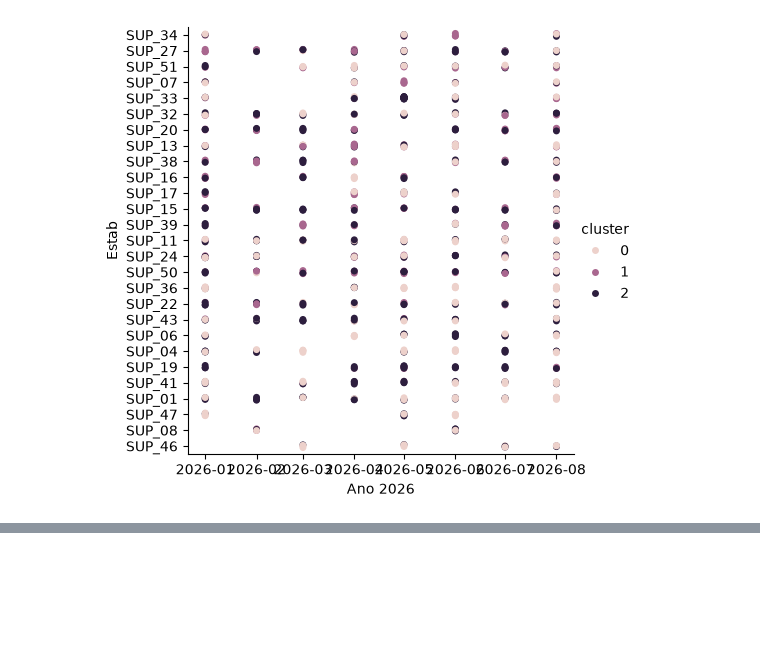
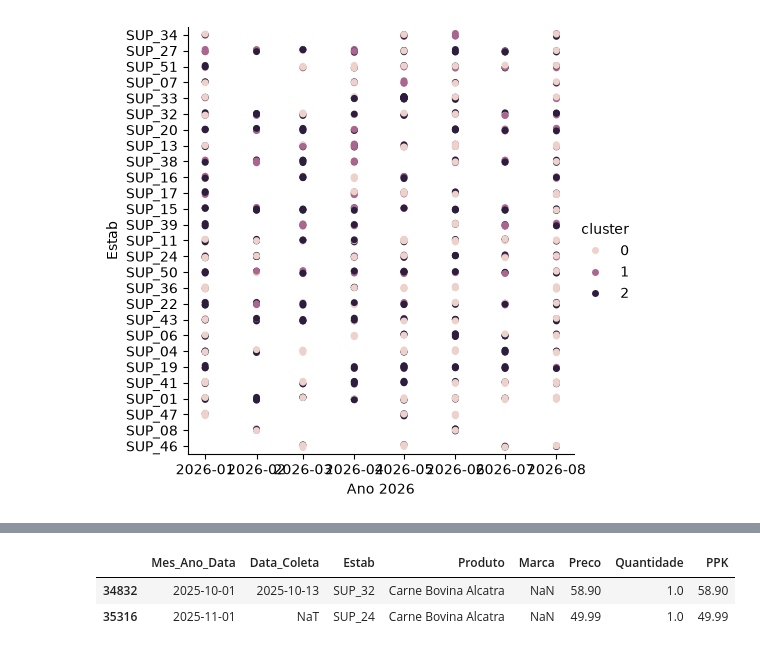
Before and after one commit to Teus-Andrezana/dados_cesta_basica, a Jupyter notebook: notebooks/cesta_basica.ipynb, the cells around one changed output, grey strips where cells are left out. Saved outputs shown, nothing was run; the diff lists cells and outputs as text; code cells hidden in the pictures; blank space fills up the shorter version.

Commit message:
Agora é possível ver quais foram os produtos do mercado que tiveram os melhores ou piores preços do ano, além de mostrar qual foi o melhor ou pior mercado

```diff
--- a/notebooks/cesta_basica.ipynb
+++ b/notebooks/cesta_basica.ipynb
@@ -405,0 +449,6 @@ Melhor mercado: SUP_04
+# %%
+df_2[df_2["Produto"] == "Carne Bovina Alcatra"][df_2["Mes_Ano_Data"].dt.year == 2025] # deu algum erro
+# %% [output]
+|  | Mes_Ano_Data | Data_Coleta | Estab | Produto | Marca | Preco | Quantidade | PPK |
+| 34832 | 2025-10-01 | 2025-10-13 | SUP_32 | Carne Bovina Alcatra | NaN | 58.90 | 1.0 | 58.90 |
+| 35316 | 2025-11-01 | NaT | SUP_24 | Carne Bovina Alcatra | NaN | 49.99 | 1.0 | 49.99 |
```
Also changed, not shown: parts of 5 cells of this notebook.
